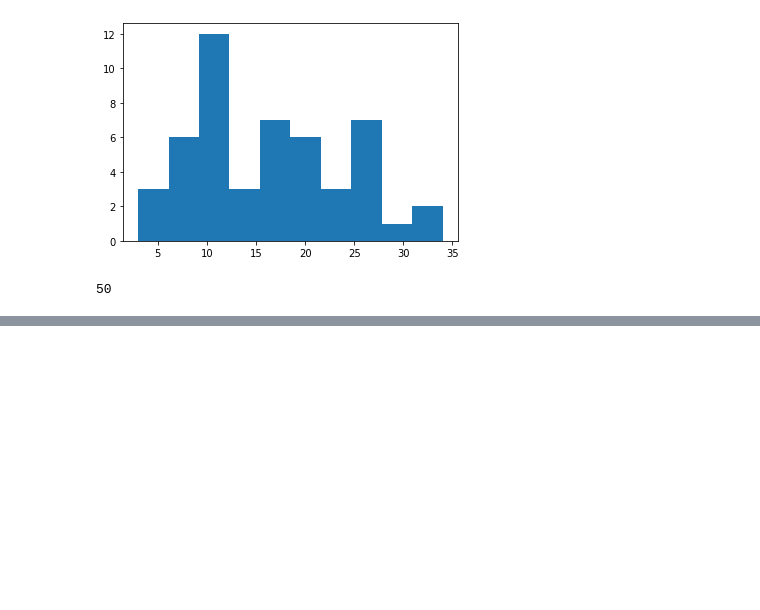
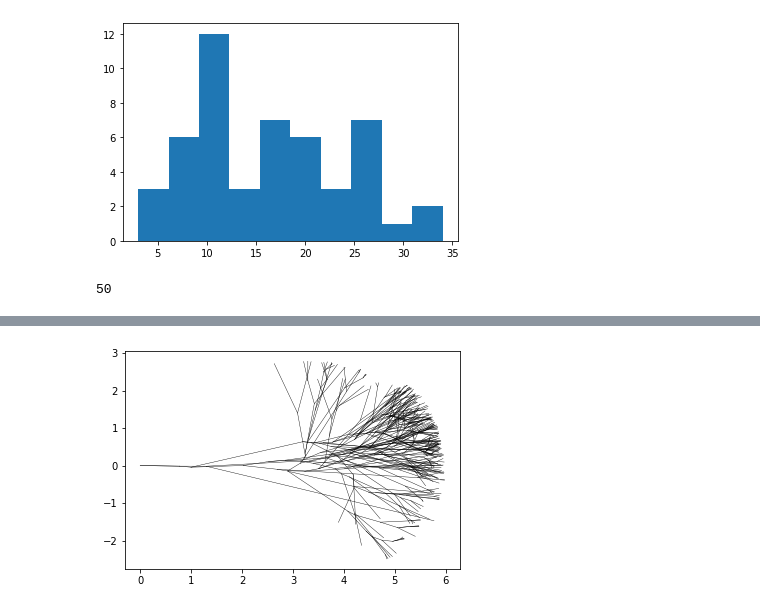
Before and after one commit to rnartallo/randomlygrownnetworks, a Jupyter notebook: initialprojectwork.ipynb, the cells around one changed output, grey strips where cells are left out. Drawn from its saved outputs; the diff is of its cells as text; code cells hidden in the pictures; blank space fills up the shorter version.

Commit message:
Cannot get plots to be dynamic

```diff
--- a/initialprojectwork.ipynb
+++ b/initialprojectwork.ipynb
@@ -394,0 +371,15 @@ snapshots =dynamicGrowingNeuron(-m.pi/6,m.pi/6,3,1,[0,0],0.5)
+# %%
+fig,ax = plt.subplots()
+def displayGrowingNeuron(i=int):
+    edges = growingneuron(-m.pi/6,m.pi/6,6,1,[0,0])
+    x_values=[]
+    y_values=[]
+    for edge in edges:
+        x_values.append([edge[0][0],edge[1][0]])
+        y_values.append([edge[0][1],edge[1][1]])
+    plt.plot(x_values[i],y_values[i],'k',linewidth=0.4)
+    time.sleep(0.35)
+animator = ani.FuncAnimation(fig, displayGrowingNeuron,interval=1000)
+plt.show()
+# %% [output]
+[figure, added]
```
Also changed, not shown: parts of 7 cells of this notebook, 1 other file.
